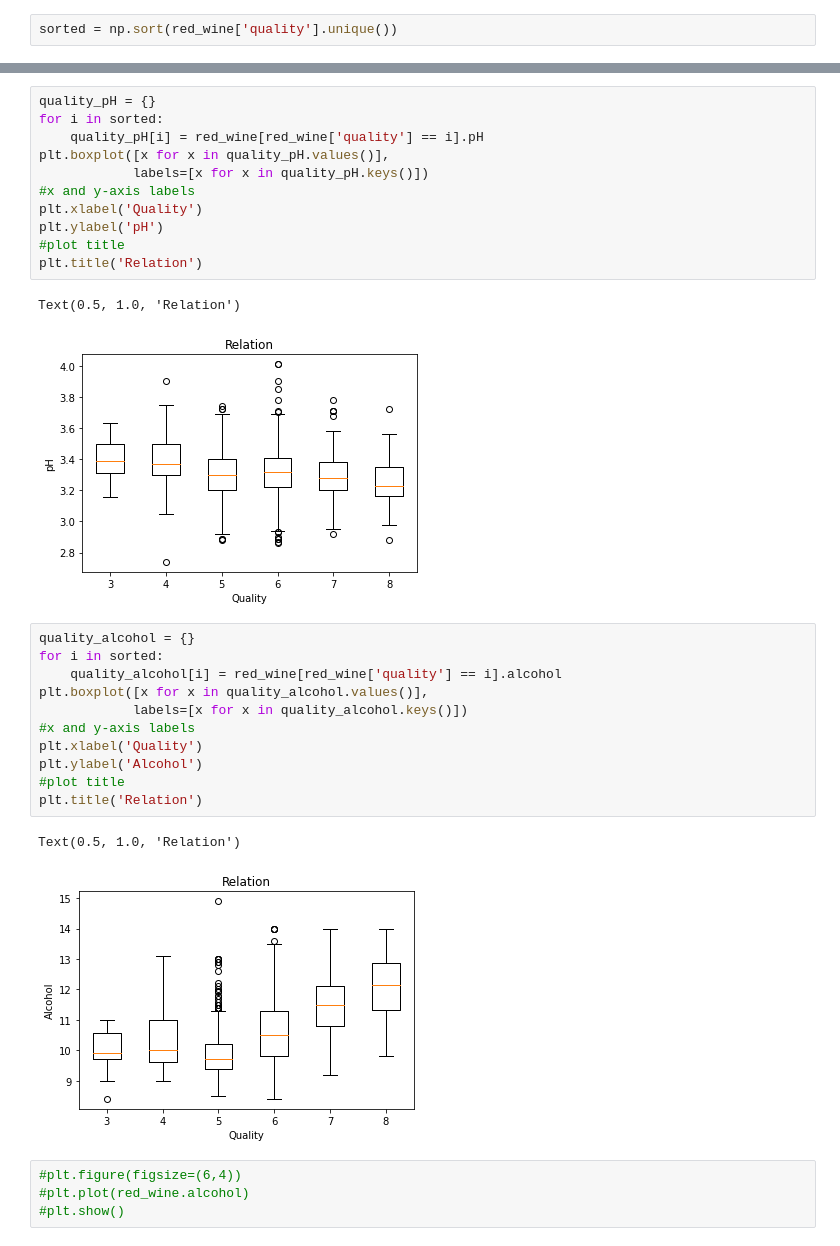
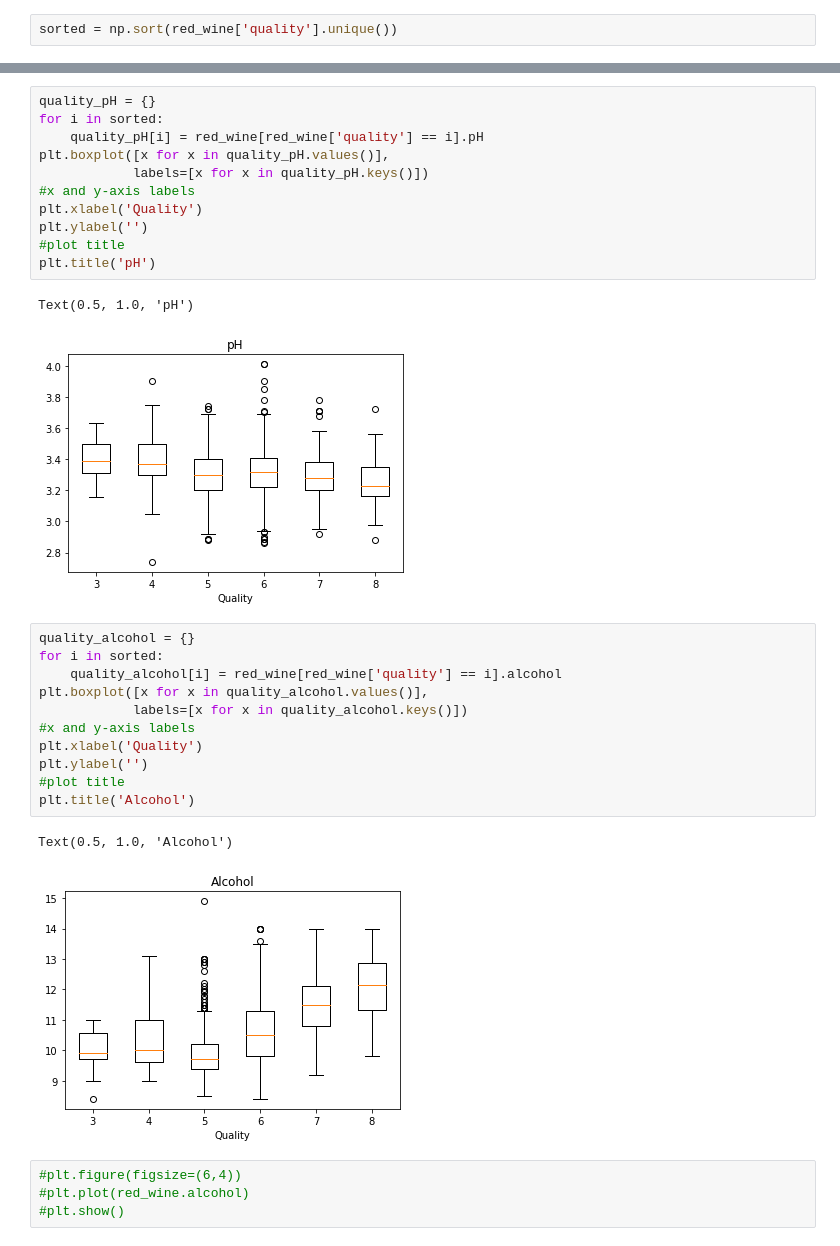
Before and after one commit to movifu1982/EDA---Wine-Project, a Jupyter notebook: homework.ipynb, the cells around one changed output, grey strips where cells are left out. Drawn from its saved outputs; the diff is of its cells as text.

```diff
--- a/homework.ipynb
+++ b/homework.ipynb
@@ -240,26 +258,26 @@ plt.boxplot([x for x in quality_pH.values()],
             labels=[x for x in quality_pH.keys()])
 #x and y-axis labels
 plt.xlabel('Quality')
-plt.ylabel('pH')
+plt.ylabel('')
 #plot title
-plt.title('Relation')
+plt.title('pH')
 # %% [output]
-Text(0.5, 1.0, 'Relation')
+Text(0.5, 1.0, 'pH')
-[figure, old version]
+[figure, new version]
 # %%
 quality_alcohol = {}
 for i in sorted:
     quality_alcohol[i] = red_wine[red_wine['quality'] == i].alcohol
 plt.boxplot([x for x in quality_alcohol.values()],
             labels=[x for x in quality_alcohol.keys()])
 #x and y-axis labels
 plt.xlabel('Quality')
-plt.ylabel('Alcohol')
+plt.ylabel('')
 #plot title
-plt.title('Relation')
+plt.title('Alcohol')
 # %% [output]
-Text(0.5, 1.0, 'Relation')
+Text(0.5, 1.0, 'Alcohol')
-[figure, old version]
+[figure, new version]
 # %%
 #plt.figure(figsize=(6,4))
 #plt.plot(red_wine.alcohol)
```
Also changed, not shown: parts of 23 cells of this notebook, 2 other files.
